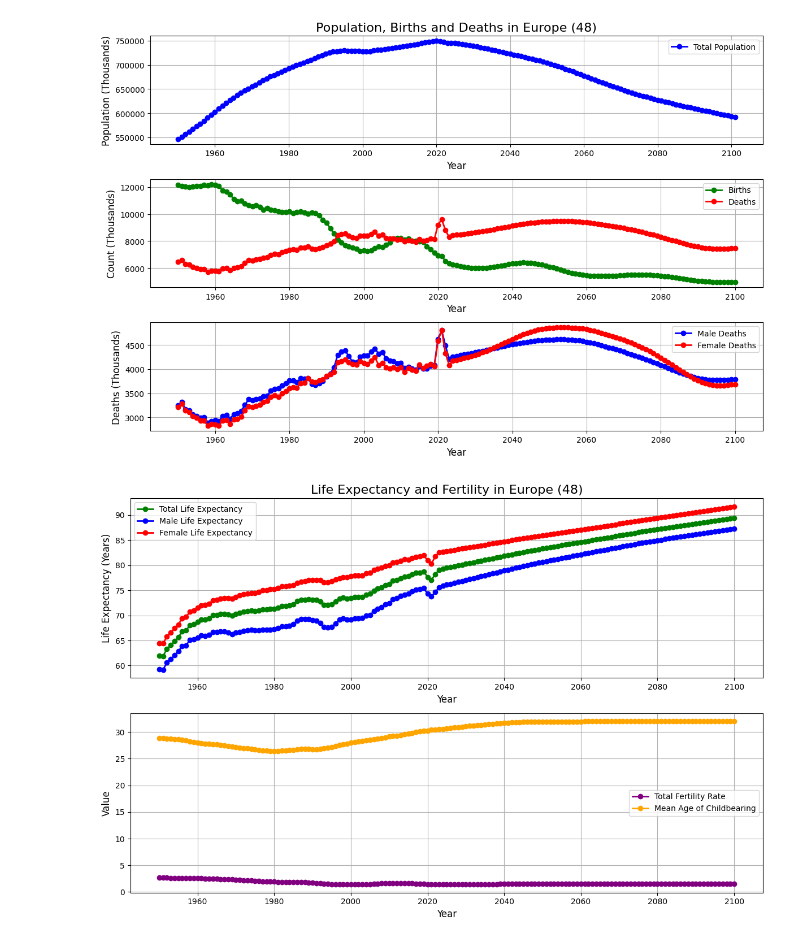
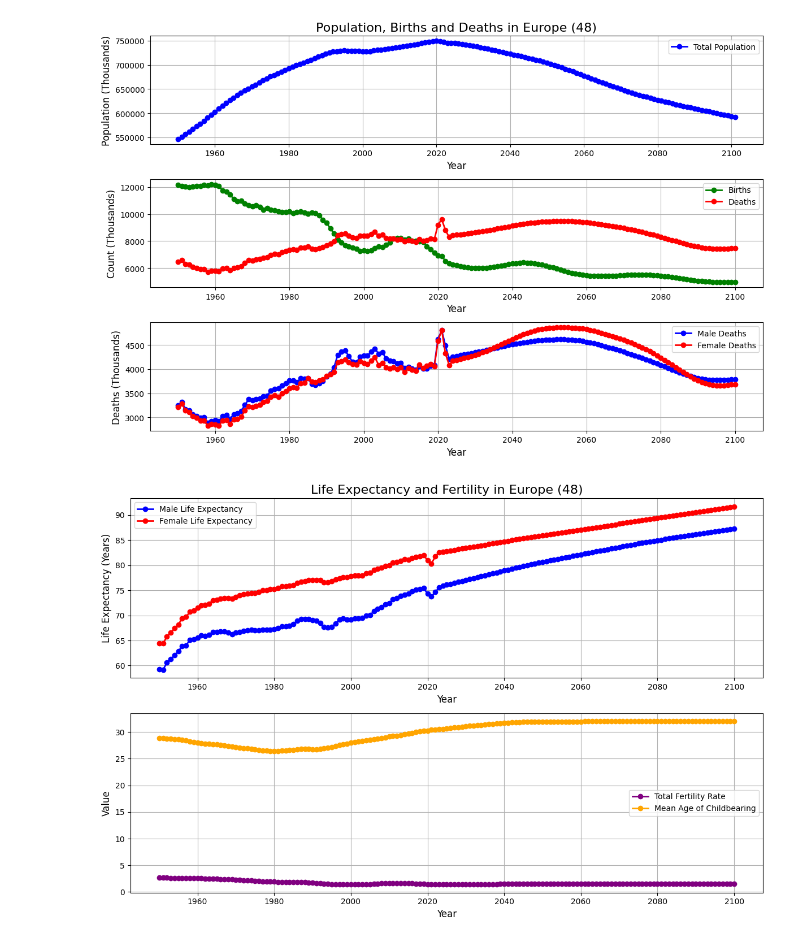
Before and after one commit to Y1-Bit/Population-Insights, a Jupyter notebook: notebooks/population_analysis.ipynb, the cells around one changed output. Saved outputs shown, nothing was run; the diff lists cells and outputs as text; code cells hidden in the pictures.

Commit message:
Remove total life expectancy

```diff
--- a/notebooks/population_analysis.ipynb
+++ b/notebooks/population_analysis.ipynb
@@ -52,25 +52,24 @@ plt.show()
 # %%
 plt.figure(figsize=(12, 8))
 
 plt.subplot(2, 1, 1)
-plt.plot(lex_total['Time'], lex_total['LEx'], color='green', linewidth=2, marker='o', label='Total Life Expectancy')
 plt.plot(lex_male['Time'], lex_male['LExMale'], color='blue', linewidth=2, marker='o', label='Male Life Expectancy')
 plt.plot(lex_female['Time'], lex_female['LExFemale'], color='red', linewidth=2, marker='o', label='Female Life Expectancy')
 plt.title(f'Life Expectancy and Fertility in {location}', fontsize=16)
 plt.xlabel('Year', fontsize=12)
 plt.ylabel('Life Expectancy (Years)', fontsize=12)
 plt.grid(True)
 plt.legend()
 
 plt.subplot(2, 1, 2)
 plt.plot(fertility['Time'], fertility['TFR'], color='purple', linewidth=2, marker='o', label='Total Fertility Rate')
 plt.plot(age_childbearing['Time'], age_childbearing['MAC'], color='orange', linewidth=2, marker='o', label='Mean Age of Childbearing')
 plt.xlabel('Year', fontsize=12)
 plt.ylabel('Value', fontsize=12)
 plt.grid(True)
 plt.legend()
 
 plt.tight_layout()
 plt.show()
 # %% [output]
-[figure, old version]
+[figure, new version]
```
